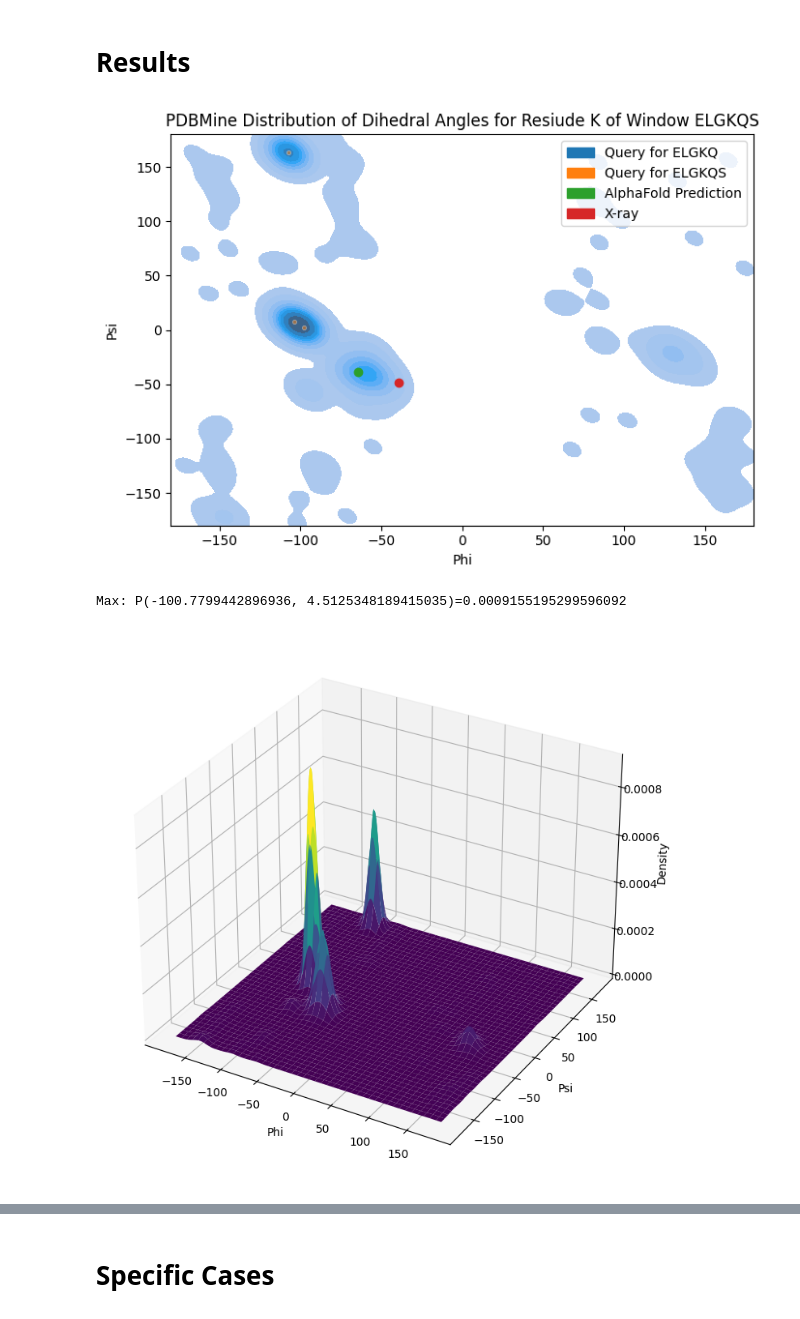
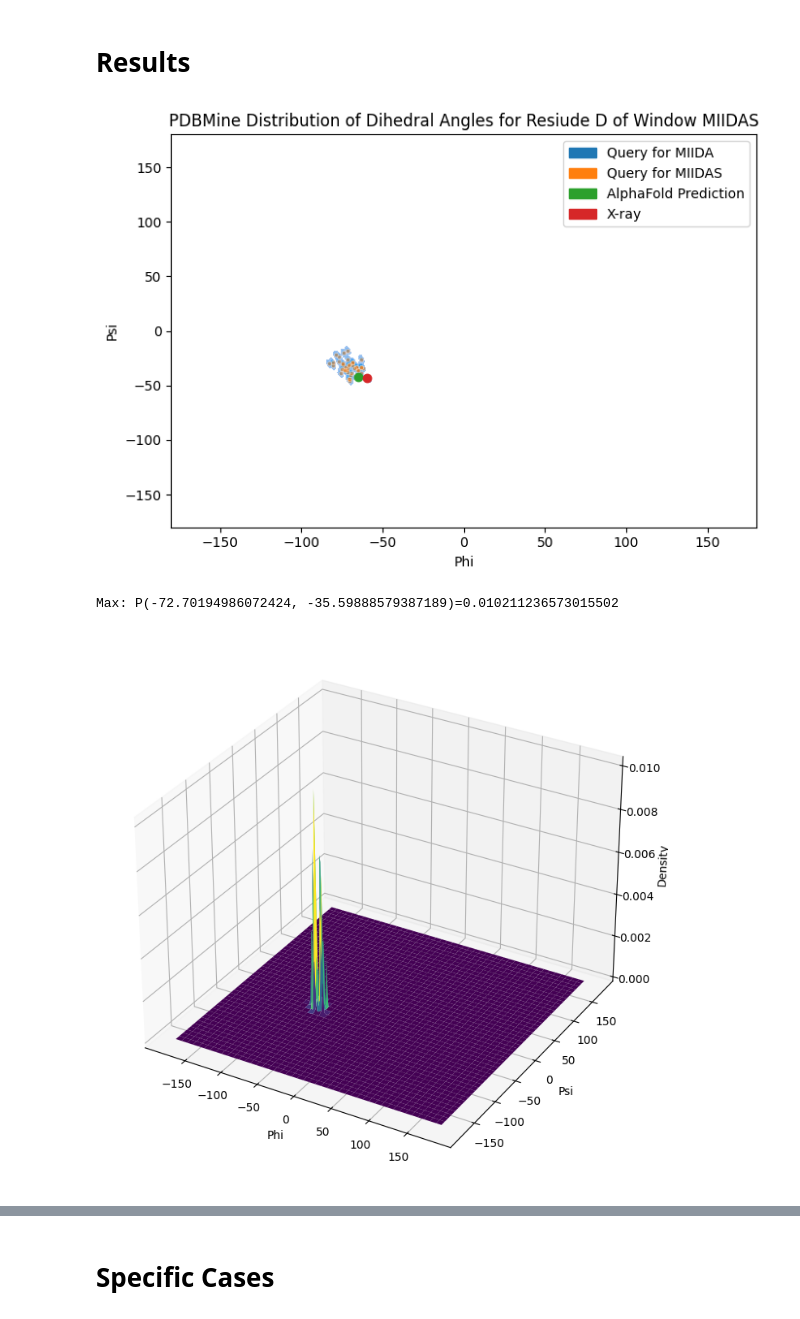
Before and after one commit to Musa-Azeem/protein-dihedral-visualization, a Jupyter notebook: multi-window.ipynb, the cells around one changed output, grey strips where cells are left out. Cells and saved outputs as stored; diff of their text form; code cells hidden in the pictures.

```diff
--- a/multi-window.ipynb
+++ b/multi-window.ipynb
@@ -24,11 +24,14 @@ amino_acid_codes = json.load(open('amino_acid_codes.json'))
 WINDOW_SIZE = 5
 WINDOW_SIZE_CONTEXT = 6
 PDBMINE_URL = os.getenv("PDBMINE_URL")
-casp_protein_id = 'T1030'
-casp_protein_id2 = 'T1030'
-pdb_code = '6poo'
+# casp_protein_id = 'T1030'
+# casp_protein_id2 = 'T1030'
+# pdb_code = '6poo'
+casp_protein_id = 'T1024'
+casp_protein_id2 = 'T1024'
+pdb_code = '6t1z'
 alphafold_id = f'{casp_protein_id}TS427_1'
-outdir = Path(f'csvs/{casp_protein_id}_win{WINDOW_SIZE}-{WINDOW_SIZE_CONTEXT}')
+outdir = Path(f'tests/{casp_protein_id}_win{WINDOW_SIZE}-{WINDOW_SIZE_CONTEXT}')
 if outdir.exists():
     print('Results already exist')
 else:
@@ -344,37 +333,37 @@ def plot_one_dist_3d(seq, pred_id, pred_name=None, bw_method=None):
     pred_name = pred_name or pred_id
     phi_psi_dist = phi_psi_mined[phi_psi_mined.seq == inner_seq].copy()
     phi_psi_ctxt_dist = phi_psi_mined_ctxt[phi_psi_mined_ctxt.seq == seq].copy()
 
     phi_psi_dist['weight'] = kdews[0]
     phi_psi_ctxt_dist['weight'] = kdews[1]
     phi_psi_dist = pd.concat([phi_psi_dist, phi_psi_ctxt_dist])
 
     x = phi_psi_dist[['phi','psi']].values.T
     weights = phi_psi_dist['weight'].values
     kde = gaussian_kde(x, weights=weights, bw_method=bw_method)
 
     x_grid, y_grid = np.meshgrid(np.linspace(-180, 180, 360), np.linspace(-180, 180, 360))
     grid = np.vstack([x_grid.ravel(), y_grid.ravel()])
     z = kde(grid).reshape(x_grid.shape)
     print(f'Max: P({grid[0,z.argmax()]}, {grid[1,z.argmax()]})={z.max()}')
 
     fig = plt.figure(figsize=(7,7))
     ax = fig.add_subplot(111, projection='3d')
     ax.plot_surface(x_grid, y_grid, z, cmap='viridis')
     ax.set_xlabel('Phi')
     ax.set_ylabel('Psi')
     ax.set_zlabel('Density')
     plt.tight_layout()
     plt.show()
 
-seq = 'ELGKQS'#overlapping_seqs[9]
+seq = overlapping_seqs[9]
 bw_method = 0.1
 plot_one_dist(seq, alphafold_id, 'AlphaFold', axlims=((-180, 180), (-180, 180)), bw_method=bw_method)
 plot_one_dist_3d(seq, alphafold_id, 'AlphaFold', bw_method=bw_method)
 # %% [output]
-[figure, old version]
+[figure, new version]
-Max: P(-100.7799442896936, 4.5125348189415035)=0.0009155195299596092
+Max: P(-72.70194986072424, -35.59888579387189)=0.010211236573015502
-[figure, old version]
+[figure, new version]
 # %%
 def find_phi_psi_c(phi_psi_dist, phi_psi_ctxt_dist, eps, bw_method, kdews):
 
```
Also changed, not shown: parts of 20 cells of this notebook, 4 other files.
